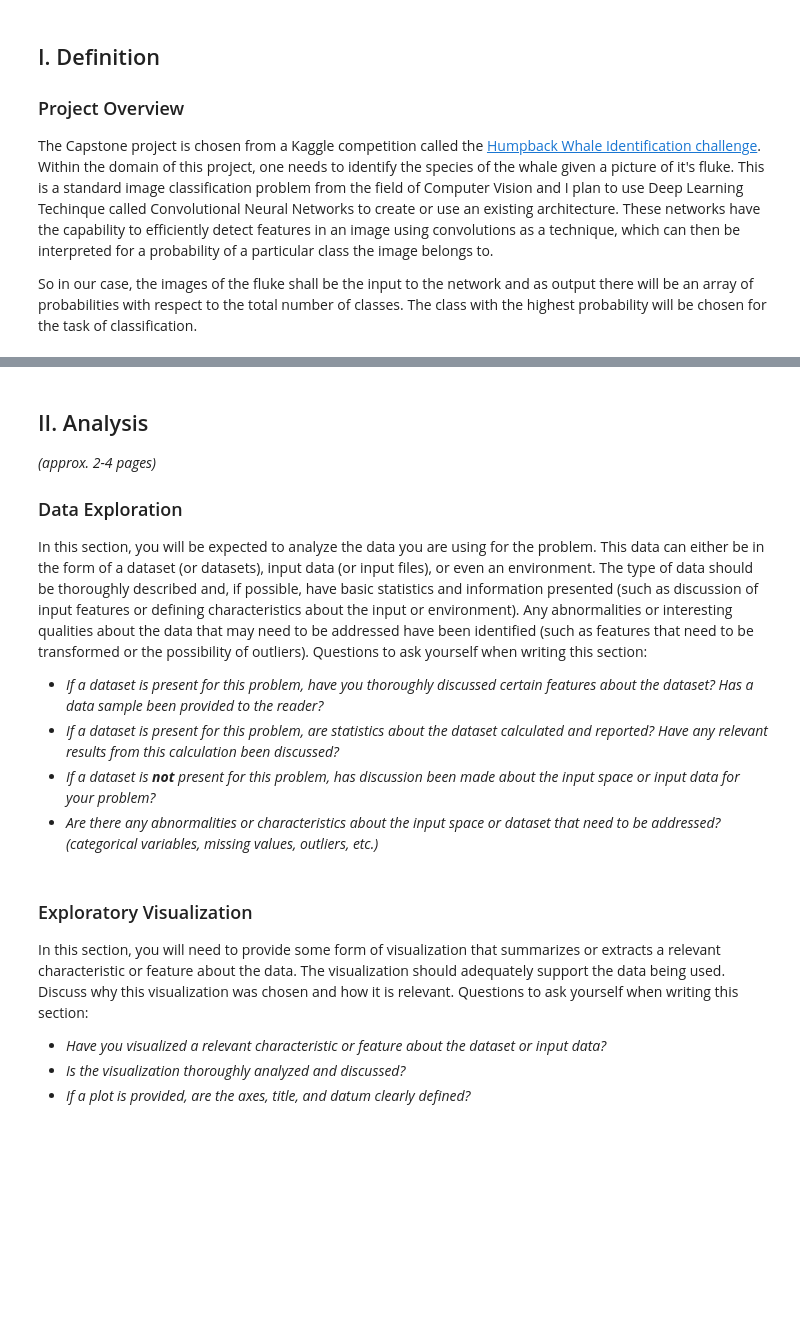
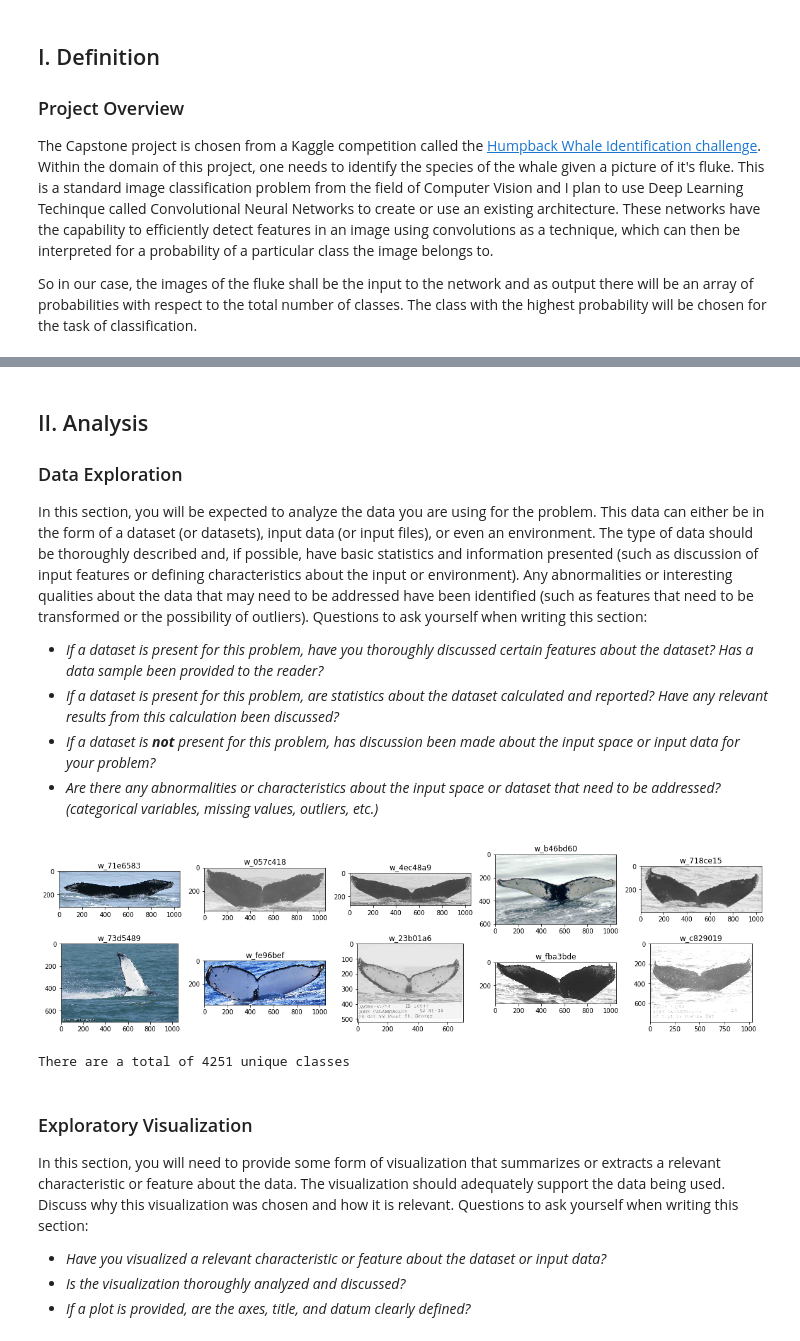
Before and after one commit to shehjar/Machine_Learning_Capstone, a Jupyter notebook: Capstone_Project.ipynb, the cells around one changed output, grey strips where cells are left out. Saved outputs shown, nothing was run; the diff lists cells and outputs as text; code cells hidden in the pictures; blank space fills up the shorter version.

```diff
--- a/Capstone_Project.ipynb
+++ b/Capstone_Project.ipynb
@@ -25,0 +30,6 @@ In this section, you will need to clearly define the metrics or calculations you
+# %%
+from glob import glob
+# Get training data
+train_df = pd.read_csv('data/train.csv')
+# Read test data file names
+test_files = glob('data/test/*')
@@ -26,6 +45,5 @@ In this section, you will need to clearly define the metrics or calculations you
 # %% [markdown]
 ## II. Analysis
-_(approx. 2-4 pages)_
 
 ### Data Exploration
 In this section, you will be expected to analyze the data you are using for the problem. This data can either be in the form of a dataset (or datasets), input data (or input files), or even an environment. The type of data should be thoroughly described and, if possible, have basic statistics and information presented (such as discussion of input features or defining characteristics about the input or environment). Any abnormalities or interesting qualities about the data that may need to be addressed have been identified (such as features that need to be transformed or the possibility of outliers). Questions to ask yourself when writing this section:
@@ -33,6 +51,36 @@ In this section, you will be expected to analyze the data you are using for the
 - _If a dataset is present for this problem, are statistics about the dataset calculated and reported? Have any relevant results from this calculation been discussed?_
 - _If a dataset is **not** present for this problem, has discussion been made about the input space or input data for your problem?_
 - _Are there any abnormalities or characteristics about the input space or dataset that need to be addressed? (categorical variables, missing values, outliers, etc.)_
+# %%
+# Plotting image samples
+def plot_train_imgs(img_data, fsize = (5, 5)):
+    n_imgs = img_data.shape[0]
+    img_names = img_data['Image'].tolist()
+    y_label = img_data['Id'].tolist()
+    cols = 5
+    rows = int(n_imgs/cols) + 1
+    rem = n_imgs%cols
+    if rem == 0:
+        rows -= 1
+    fig = plt.figure(figsize=fsize)
+    for i in range(n_imgs):
+        img_path = 'data/train/'+img_names[i]
+        img = cv2.imread(img_path)
+        img_RGB = cv2.cvtColor(img, cv2.COLOR_BGR2RGB)
+        ax = fig.add_subplot(rows, cols, i+1)
+        ax.imshow(img_RGB)
+        ax.set_title(y_label[i])
+# %%
+plotData = train_df.sample(n=10, random_state=99)
+plot_train_imgs(plotData, (20,5))
+# %% [output]
+[figure, added]
+# %%
+y_label = train_df["Id"]
+n_classes = len(y_label.unique())
+print('There are a total of '+str(n_classes)+' unique classes')
+# %% [output]
+There are a total of 4251 unique classes
 # %% [markdown]
 ### Exploratory Visualization
 In this section, you will need to provide some form of visualization that summarizes or extracts a relevant characteristic or feature about the data. The visualization should adequately support the data being used. Discuss why this visualization was chosen and how it is relevant. Questions to ask yourself when writing this section:
```
Also changed, not shown: parts of 10 cells of this notebook.
